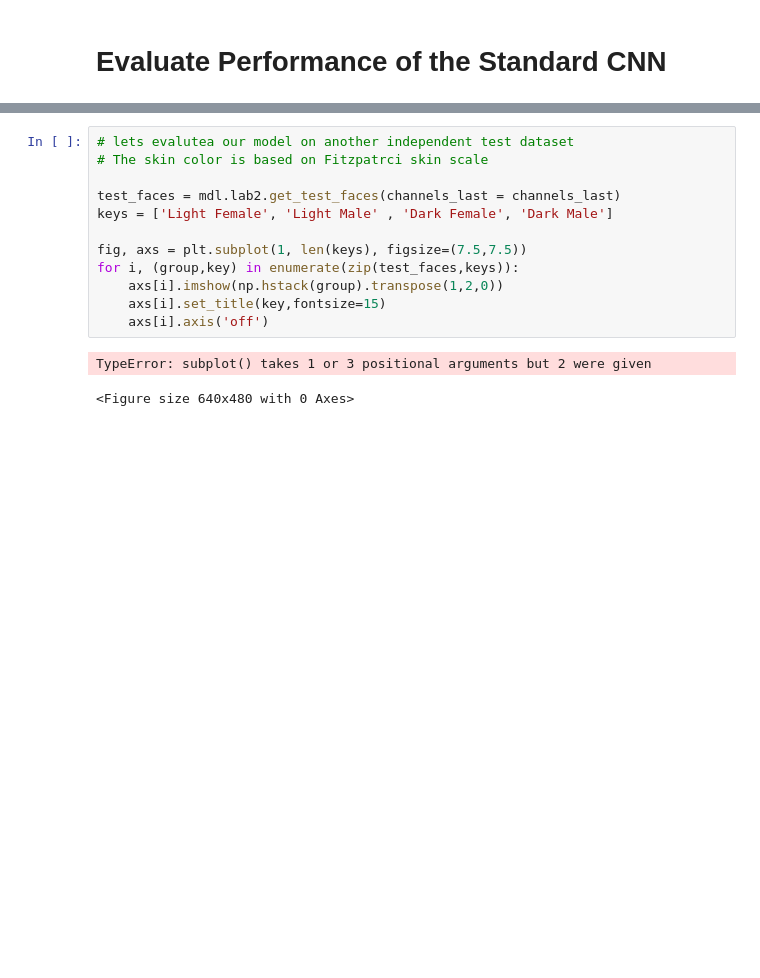
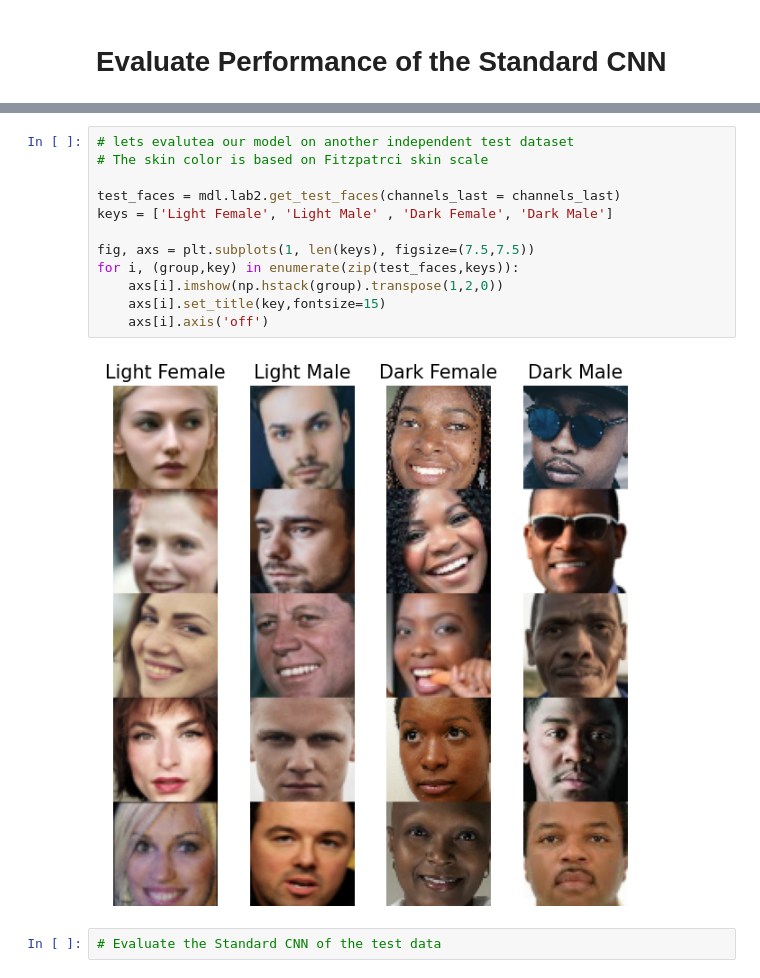
Before and after one commit to code4geoai/deeplearning, a Jupyter notebook: HayatLabs/HLab4.ipynb, the cells around one changed output, grey strips where cells are left out. Saved outputs shown, nothing was run; the diff lists cells and outputs as text; blank space fills up the shorter version.

```diff
--- a/HayatLabs/HLab4.ipynb
+++ b/HayatLabs/HLab4.ipynb
@@ -315,15 +318,16 @@ Standard CNN accuracy on (potentially biased) training set: 0.9974
 # %%
 # lets evalutea our model on another independent test dataset
 # The skin color is based on Fitzpatrci skin scale
 
 test_faces = mdl.lab2.get_test_faces(channels_last = channels_last)
 keys = ['Light Female', 'Light Male' , 'Dark Female', 'Dark Male']
 
-fig, axs = plt.subplot(1, len(keys), figsize=(7.5,7.5))
+fig, axs = plt.subplots(1, len(keys), figsize=(7.5,7.5))
 for i, (group,key) in enumerate(zip(test_faces,keys)):
     axs[i].imshow(np.hstack(group).transpose(1,2,0))
     axs[i].set_title(key,fontsize=15)
     axs[i].axis('off')
 # %% [output]
-TypeError: subplot() takes 1 or 3 positional arguments but 2 were given
-<Figure size 640x480 with 0 Axes>
+[figure, added]
+# %%
+# Evaluate the Standard CNN of the test data
```
Also changed, not shown: parts of 3 cells of this notebook, 1 other file.
